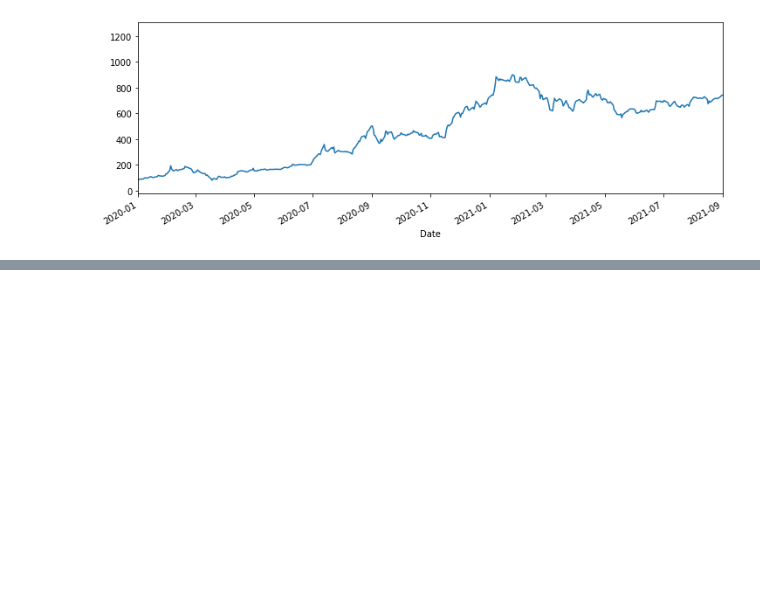
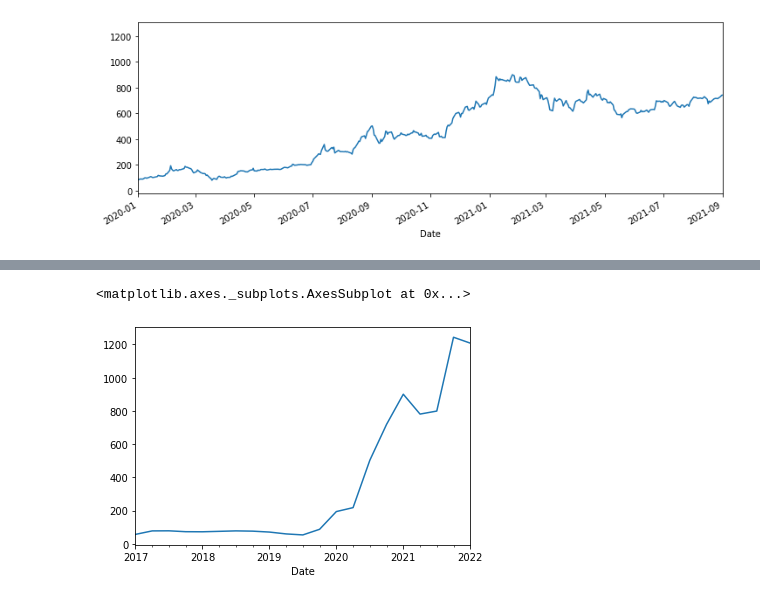
Before and after one commit to sarkar2527/DSAP, a Jupyter notebook: Krish_Timeseries_EDA_Day01.ipynb, the cells around one changed output, grey strips where cells are left out. Saved outputs shown, nothing was run; the diff lists cells and outputs as text; code cells hidden in the pictures; blank space fills up the shorter version.

```diff
--- a/Krish_Timeseries_EDA_Day01.ipynb
+++ b/Krish_Timeseries_EDA_Day01.ipynb
@@ -76,0 +188,7 @@ df_tesla['High'].plot(xlim =['2020-01-01','2021-09-01'],ylim=[0,900],figsize=(12
+# %%
+##quaterly start frequency
+##https://towardsdatascience.com/resample-function-of-pandas-79b17ec82a78
+df_tesla.resample(rule='QS').max()['High'].plot()
+# %% [output]
+<matplotlib.axes._subplots.AxesSubplot at 0x...>
+[figure, added]
```
Also changed, not shown: parts of 34 cells of this notebook.
